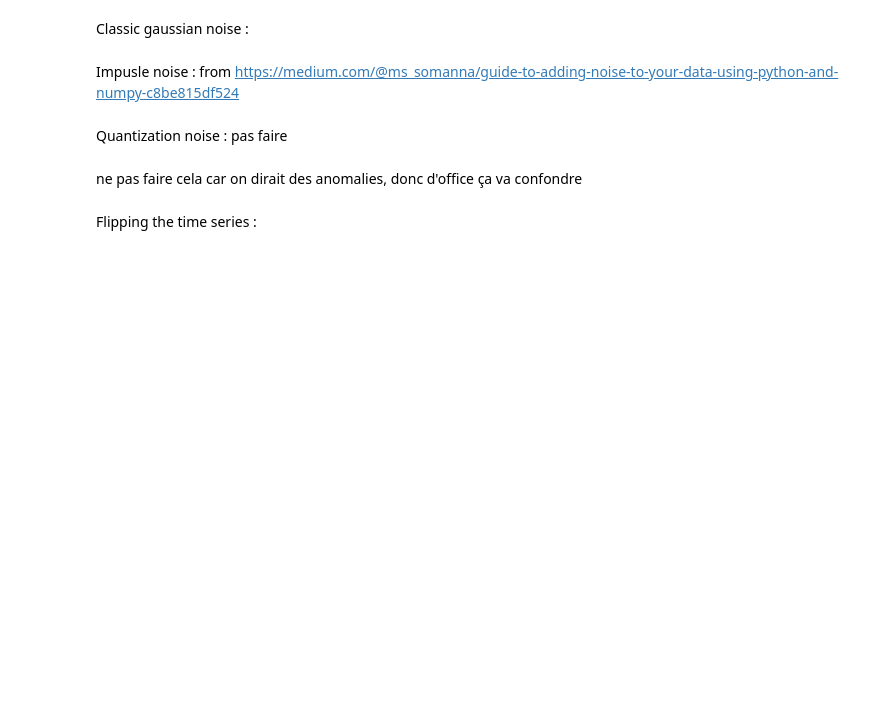
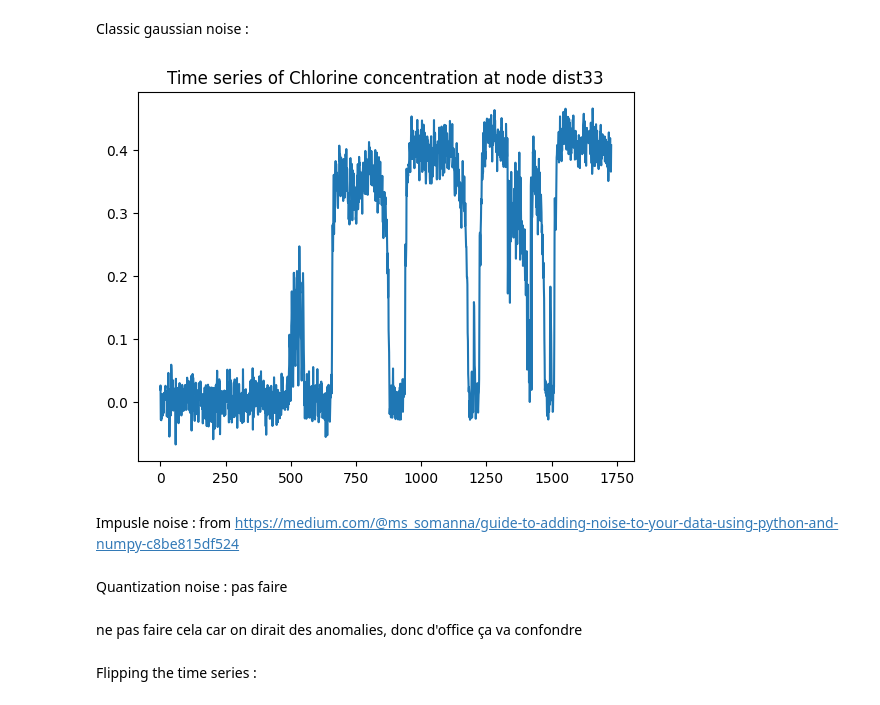
Before and after one commit to elineee/AI-for-Drinking-Water-Chlorination-Challenge-IJCAI-25, a Jupyter notebook: data/data_transformation.ipynb, the cells around one changed output. Saved outputs shown, nothing was run; the diff lists cells and outputs as text; code cells hidden in the pictures; blank space fills up the shorter version.

Commit message:
add noise to CNN

```diff
--- a/data/data_transformation.ipynb
+++ b/data/data_transformation.ipynb
@@ -19,19 +21,22 @@ Classic gaussian noise :
 # %%
 import numpy as np
 
 
 mu=0.0
-std = 0.05
+std = 0.02
 def gaussian_noise(x,mu,std):
     noise = np.random.normal(mu, std, size = x.shape)
     x_noisy = x + noise
     return x_noisy
 
 x_noisy = gaussian_noise(df[column_name].values, mu, std)
 df_copy = df.copy()
 df_copy[column_name] = x_noisy
 plot_time_series(df_copy, node_id)
-df_copy.to_csv(f".\\data_compet\\scada_data_clean_gaussian_noise_2.csv", index=False)
+df = df_copy
+# df_copy.to_csv(f".\\data_compet\\scada_data_clean_gaussian_noise_2.csv", index=False)
+# %% [output]
+[figure, added]
 # %%
 mu=0.0
 def gaussian_noise(x,mu):
```
Also changed, not shown: parts of 1 cell of this notebook, 2 other files.
